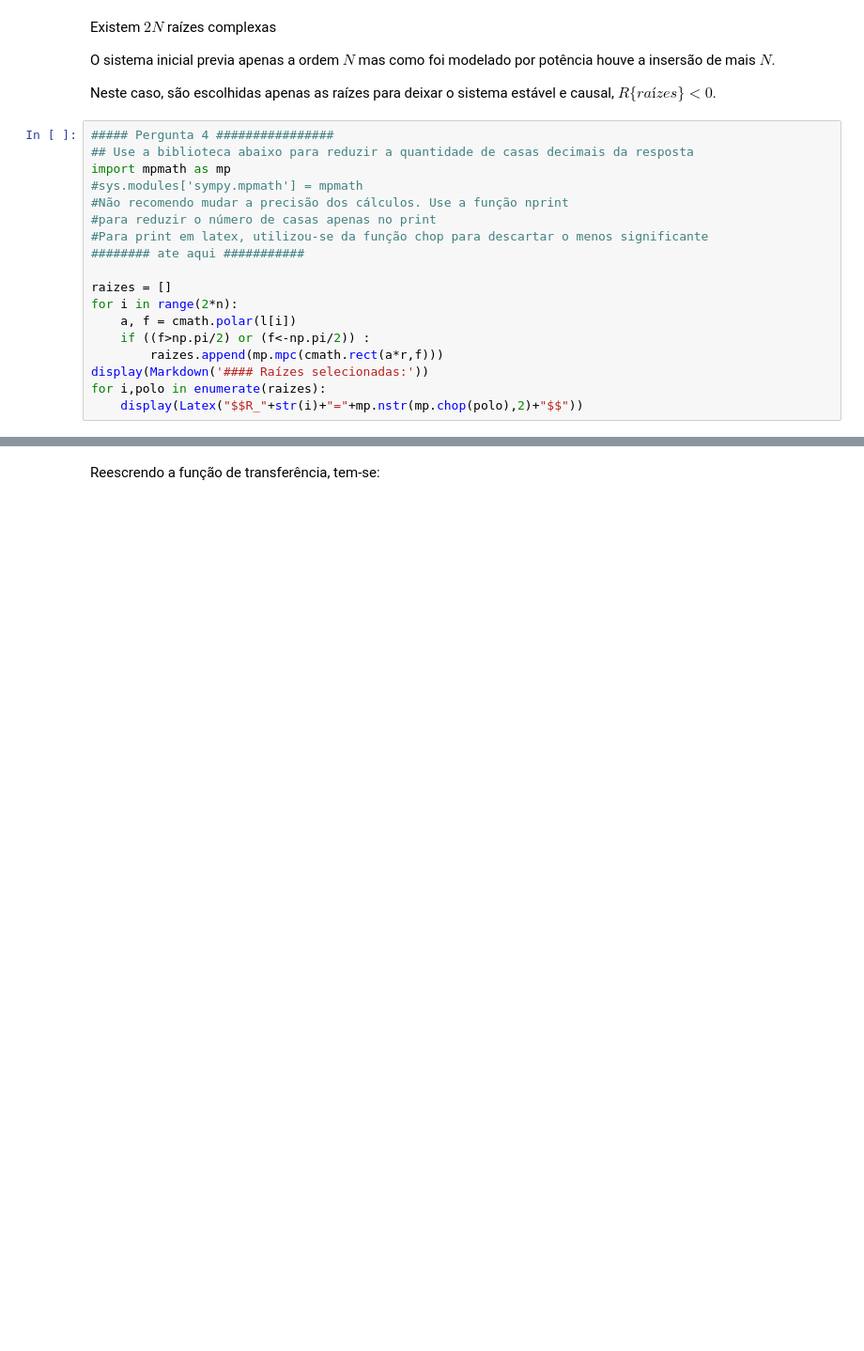
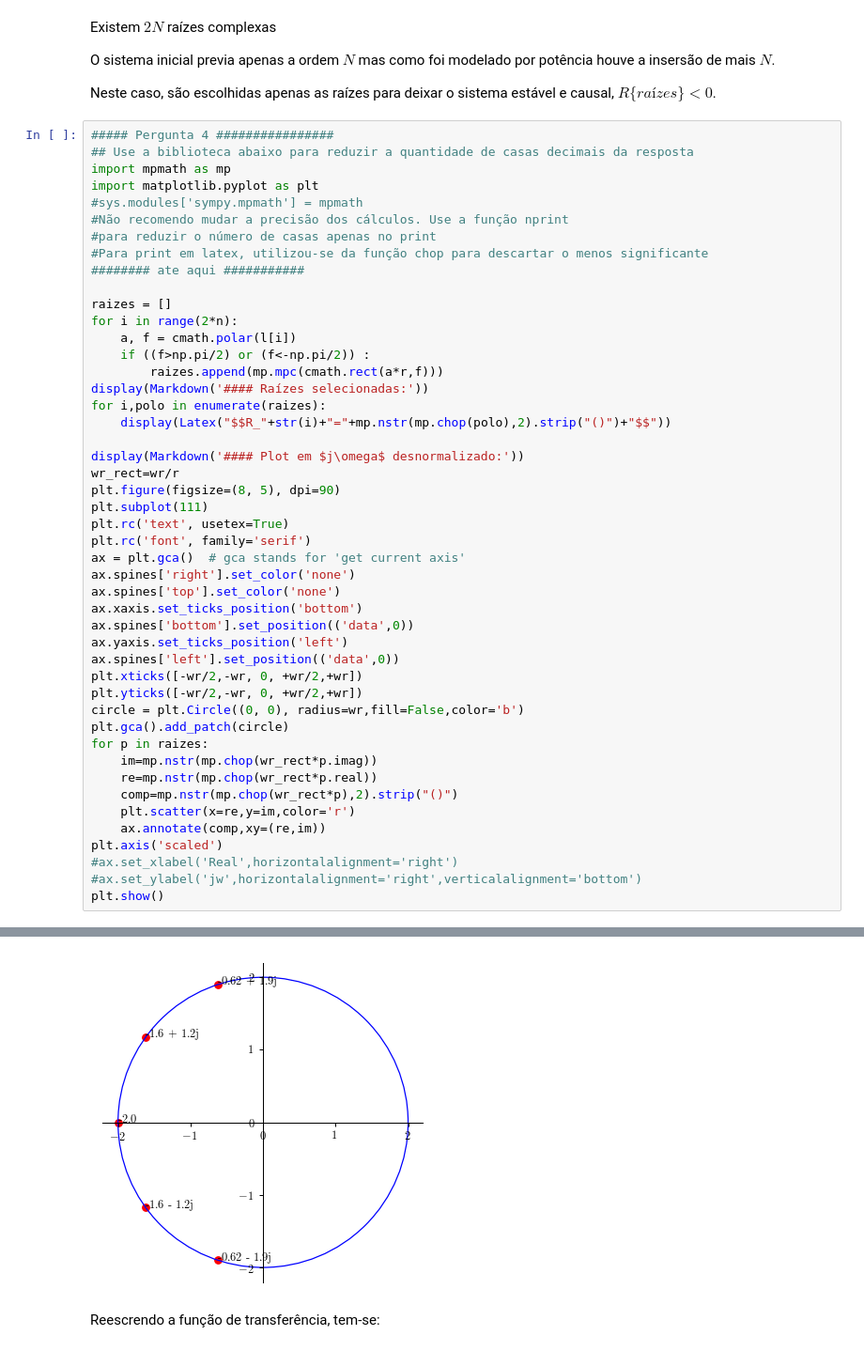
Before and after one commit to abbudao/pds, a Jupyter notebook: FiltroAN.ipynb, the cells around one changed output, grey strips where cells are left out. Shown: that part at 94% size. Saved outputs shown, nothing was run; the diff lists cells and outputs as text; blank space fills up the shorter version.

```diff
--- a/FiltroAN.ipynb
+++ b/FiltroAN.ipynb
@@ -282,6 +284,7 @@ Neste caso, são escolhidas apenas as raízes para deixar o sistema estável e c
 ##### Pergunta 4 ################
 ## Use a biblioteca abaixo para reduzir a quantidade de casas decimais da resposta
 import mpmath as mp
+import matplotlib.pyplot as plt
 #sys.modules['sympy.mpmath'] = mpmath
 #Não recomendo mudar a precisão dos cálculos. Use a função nprint
 #para reduzir o número de casas apenas no print
@@ -295,7 +298,35 @@ for i in range(2*n):
         raizes.append(mp.mpc(cmath.rect(a*r,f)))
 display(Markdown('#### Raízes selecionadas:'))
 for i,polo in enumerate(raizes):
-    display(Latex("$$R_"+str(i)+"="+mp.nstr(mp.chop(polo),2)+"$$"))
+    display(Latex("$$R_"+str(i)+"="+mp.nstr(mp.chop(polo),2).strip("()")+"$$"))
+
+display(Markdown('#### Plot em $j\omega$ desnormalizado:'))
+wr_rect=wr/r
+plt.figure(figsize=(8, 5), dpi=90)
+plt.subplot(111)
+plt.rc('text', usetex=True)
+plt.rc('font', family='serif')
+ax = plt.gca()  # gca stands for 'get current axis'
+ax.spines['right'].set_color('none')
+ax.spines['top'].set_color('none')
+ax.xaxis.set_ticks_position('bottom')
+ax.spines['bottom'].set_position(('data',0))
+ax.yaxis.set_ticks_position('left')
+ax.spines['left'].set_position(('data',0))
+plt.xticks([-wr/2,-wr, 0, +wr/2,+wr])
+plt.yticks([-wr/2,-wr, 0, +wr/2,+wr])
+circle = plt.Circle((0, 0), radius=wr,fill=False,color='b')
+plt.gca().add_patch(circle)
+for p in raizes:
+    im=mp.nstr(mp.chop(wr_rect*p.imag))
+    re=mp.nstr(mp.chop(wr_rect*p.real))
+    comp=mp.nstr(mp.chop(wr_rect*p),2).strip("()")
+    plt.scatter(x=re,y=im,color='r')
+    ax.annotate(comp,xy=(re,im))
+plt.axis('scaled')
+#ax.set_xlabel('Real',horizontalalignment='right')
+#ax.set_ylabel('jw',horizontalalignment='right',verticalalignment='bottom')
+plt.show()
 # %% [output]
 #### Raízes selecionadas:
 $$R_0=-0.82$$
@@ -306,3 +338,4 @@ $$R_4=(-0.25 + 0.78j)$$
+[figure, added]
 # %% [markdown]
 Reescrendo a função de transferência, tem-se:
 # %%
```
Also changed, not shown: parts of 5 cells of this notebook.
